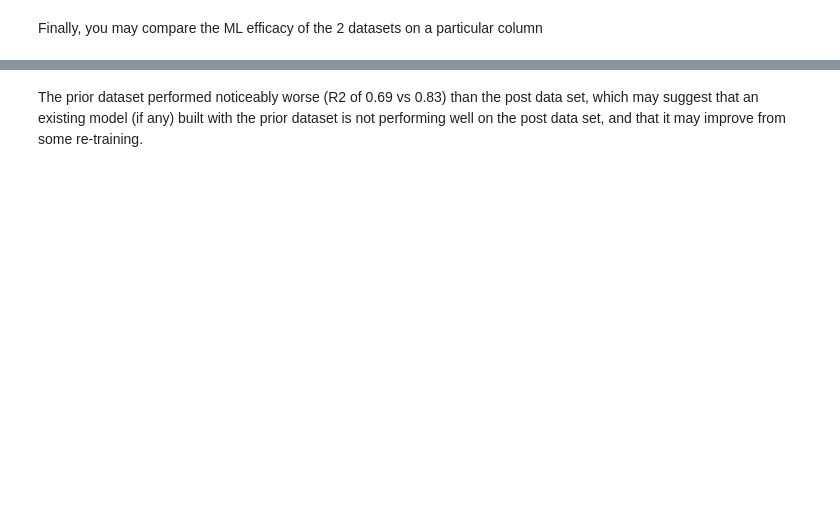
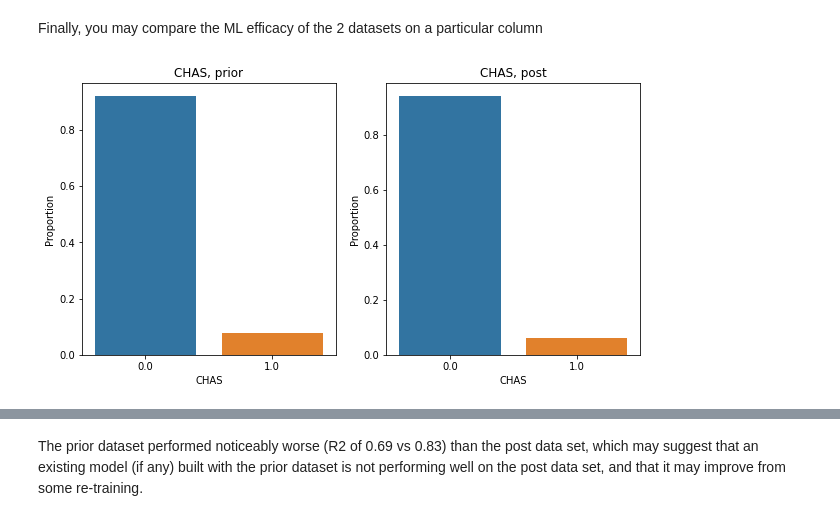
Before and after one commit to kelvnt/data-drift-detector, a Jupyter notebook: examples/example_usage.ipynb, the cells around one changed output, grey strips where cells are left out. Saved outputs shown, nothing was run; the diff lists cells and outputs as text; code cells hidden in the pictures; blank space fills up the shorter version.

```diff
--- a/examples/example_usage.ipynb
+++ b/examples/example_usage.ipynb
@@ -74,5 +869,9 @@ detector.plot_categorical_to_numeric(plot_numeric_columns = ["AGE", "RAD", "TAX"
 # %% [markdown]
 Finally, you may compare the ML efficacy of the 2 datasets on a particular column
+# %%
+detector.plot_categorical()
+# %% [output]
+[figure, added]
 # %%
 detector.compare_ml_efficacy(target_column='target')
 # %% [output]
```
Also changed, not shown: parts of 4 cells of this notebook, 2 other files.
